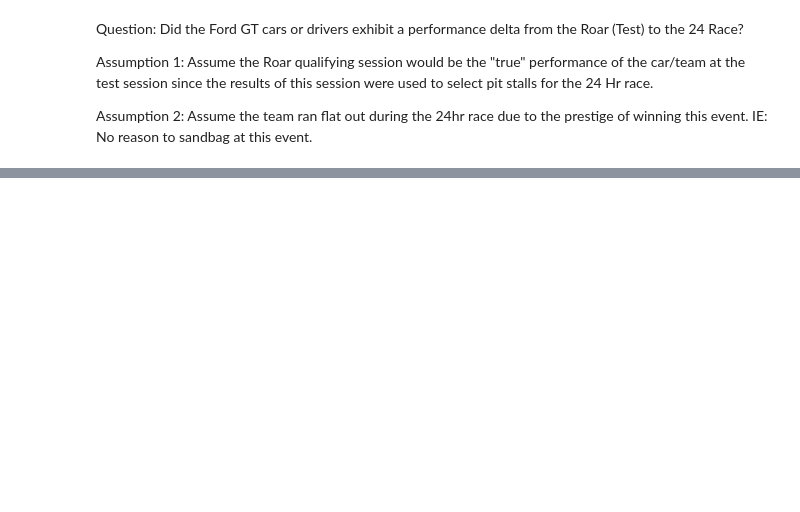
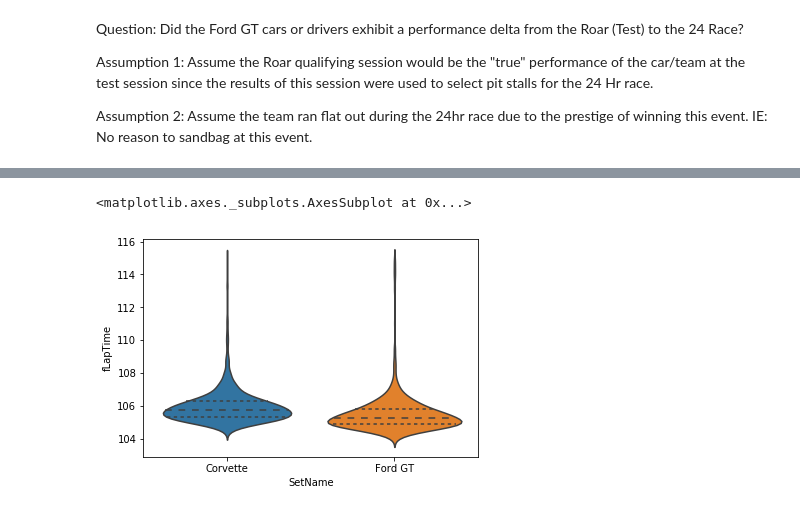
Before and after one commit to thegrumpygator/IMSA2017, a Jupyter notebook: FordGTQuestionDaytona2018.ipynb, the cells around one changed output, grey strips where cells are left out. Saved outputs shown, nothing was run; the diff lists cells and outputs as text; code cells hidden in the pictures; blank space fills up the shorter version.

```diff
--- a/FordGTQuestionDaytona2018.ipynb
+++ b/FordGTQuestionDaytona2018.ipynb
@@ -89,0 +97,9 @@ dfQ_66
+# %%
+df_chevy = getCarsData(dfR[narrow_columns], chevy, 115, 'Corvette')
+df_ford = getCarsData(dfR[narrow_columns], fords, 115, 'Ford GT')
+race_frames = [df_chevy, df_ford]
+df_race = pd.concat(race_frames)
+sns.violinplot(df_race.SetName, df_race.fLapTime, inner='quartile')
+# %% [output]
+<matplotlib.axes._subplots.AxesSubplot at 0x...>
+[figure, added]
```
Also changed, not shown: parts of 14 cells of this notebook.
